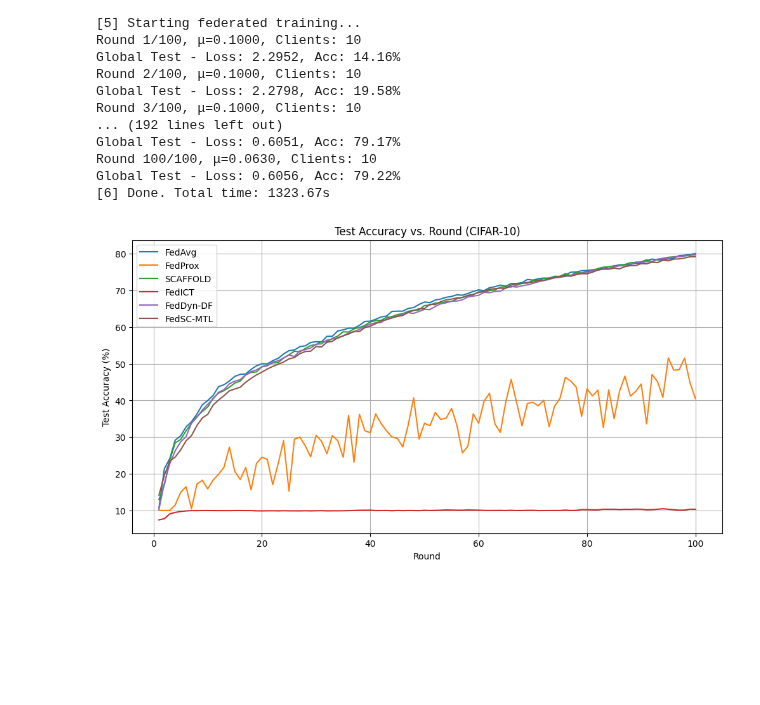
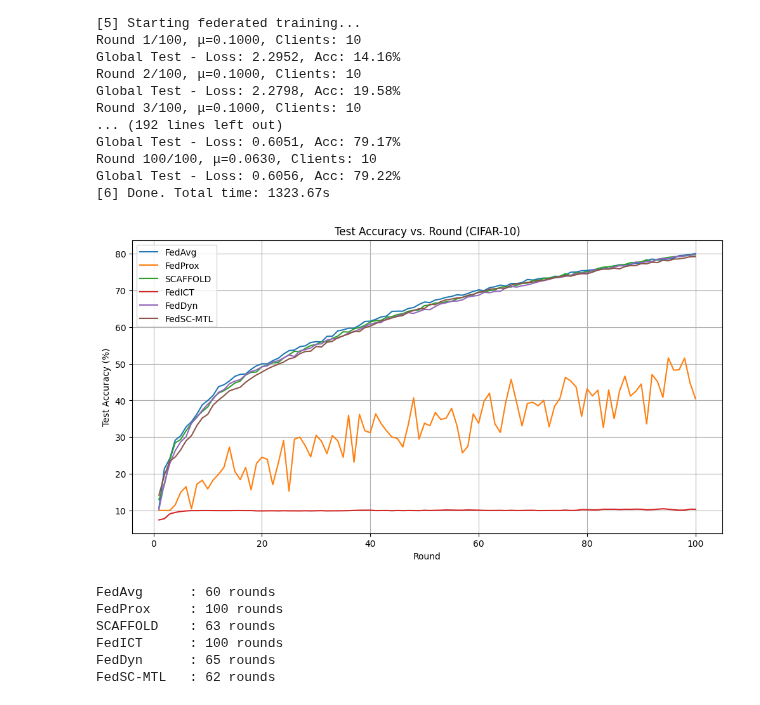
Before and after one commit to Wkl467/FedSC-MTL, a Jupyter notebook: CIFAR-10.ipynb, the cells around one changed output. Saved outputs shown, nothing was run; the diff lists cells and outputs as text; code cells hidden in the pictures; blank space fills up the shorter version.

```diff
--- a/CIFAR-10.ipynb
+++ b/CIFAR-10.ipynb
@@ -1467,7 +1467,7 @@ fedict_acc = [
     10.19, 10.23, 10.33, 10.46, 10.33, 10.20, 10.08, 10.10, 10.34, 10.32
 ]
 
-feddyn_df_acc = [
+feddyn_acc = [
     10.29, 17.43, 22.75, 26.28, 28.70, 30.10, 33.80, 35.39, 37.35, 38.95,
     40.40, 42.23, 42.92, 44.54, 45.25, 45.69, 46.98, 47.87, 48.33, 49.15,
     49.42, 50.47, 50.81, 51.55, 52.40, 51.97, 53.54, 53.84, 54.30, 55.32,
@@ -1484,32 +1484,61 @@ fedsc_mtl_acc = [
     14.16, 19.58, 23.48, 24.56, 26.50, 28.99, 30.37, 33.16, 35.21, 36.20,
     38.73, 40.10, 41.30, 42.60, 43.12, 43.61, 44.95, 46.01, 46.96, 47.72,
     48.58, 49.27, 49.86, 50.47, 51.33, 51.68, 52.75, 53.34, 53.43, 54.71,
     54.59, 55.86, 56.13, 57.11, 57.61, 58.12, 58.85, 58.78, 59.88, 60.25,
     60.95, 61.71, 62.00, 62.50, 62.90, 63.18, 64.04, 64.53, 64.99, 65.06,
     66.24, 66.12, 66.94, 67.44, 67.64, 67.97, 68.09, 68.67, 68.95, 69.46,
     69.79, 70.33, 70.47, 70.60, 70.59, 71.47, 71.78, 71.88, 72.19, 72.27,
     72.65, 72.78, 73.18, 73.47, 73.75, 73.99, 73.88, 74.30, 74.57, 74.53,
     74.97, 75.56, 75.81, 75.80, 76.08, 75.88, 76.49, 76.77, 76.78, 77.30,
     77.25, 77.71, 77.59, 78.24, 78.07, 78.54, 78.61, 78.83, 79.17, 79.22
 ]
 
 
 
 rounds = list(range(1, 101))
 
 plt.figure(figsize=(12, 6))
 plt.plot(rounds, fedavg_acc, label='FedAvg')
 plt.plot(rounds, fedprox_acc, label='FedProx')
 plt.plot(rounds, scaffold_acc, label='SCAFFOLD')
 plt.plot(rounds, fedict_acc, label='FedICT')
-plt.plot(rounds, feddyn_df_acc, label='FedDyn-DF')
+plt.plot(rounds, feddyn_acc, label='FedDyn')
 plt.plot(rounds, fedsc_mtl_acc, label='FedSC-MTL')
 
 plt.xlabel('Round')
 plt.ylabel('Test Accuracy (%)')
 plt.title('Test Accuracy vs. Round (CIFAR-10)')
 plt.legend()
 plt.grid(True)
 plt.show()
 # %% [output]
-[figure, old version]
+[figure, new version]
+# %%
+def find_convergence_round(acc_list, target_acc=70.0):
+    for i, acc in enumerate(acc_list):
+        if acc >= target_acc:
+            return i + 1
+    return len(acc_list)
+
+target_acc = 70.0
+
+rounds_fedavg = find_convergence_round(fedavg_acc, target_acc)
+rounds_fedprox = find_convergence_round(fedprox_acc, target_acc)
+rounds_scaffold = find_convergence_round(scaffold_acc, target_acc)
+rounds_fedict = find_convergence_round(fedict_acc, target_acc)
+rounds_feddyn = find_convergence_round(feddyn_acc, target_acc)
+rounds_fedscmtl = find_convergence_round(fedsc_mtl_acc, target_acc)
+
+print(f"FedAvg      : {rounds_fedavg} rounds")
+print(f"FedProx     : {rounds_fedprox} rounds")
+print(f"SCAFFOLD    : {rounds_scaffold} rounds")
+print(f"FedICT      : {rounds_fedict} rounds")
+print(f"FedDyn      : {rounds_feddyn} rounds")
+print(f"FedSC-MTL   : {rounds_fedscmtl} rounds")
+# %% [output]
+FedAvg      : 60 rounds
+FedProx     : 100 rounds
+SCAFFOLD    : 63 rounds
+FedICT      : 100 rounds
+FedDyn      : 65 rounds
+FedSC-MTL   : 62 rounds
```
Also changed, not shown: parts of 1 cell of this notebook.
